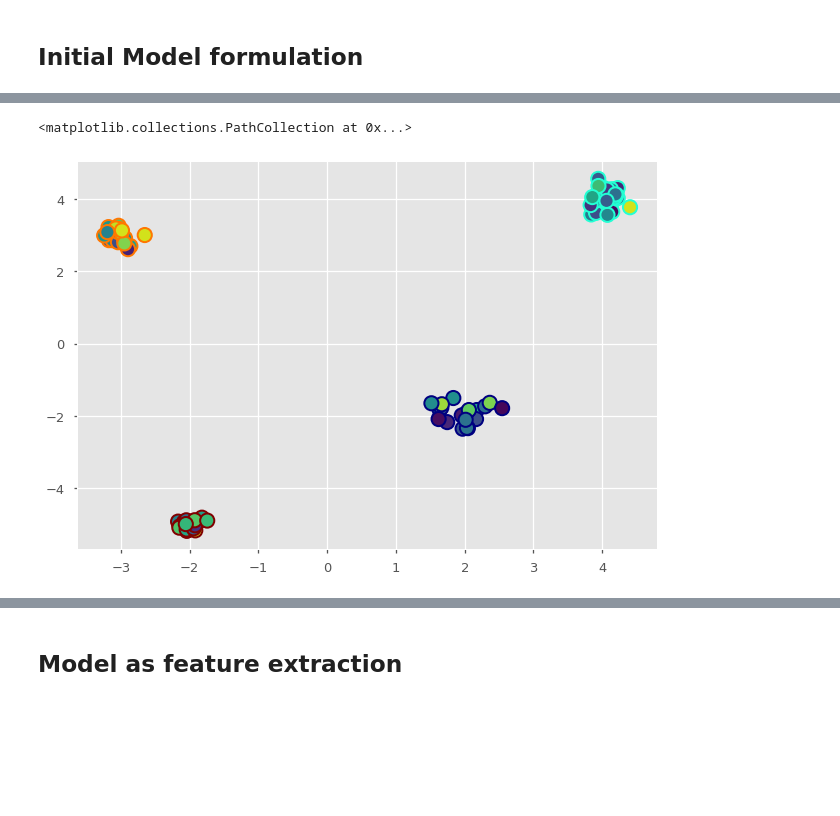
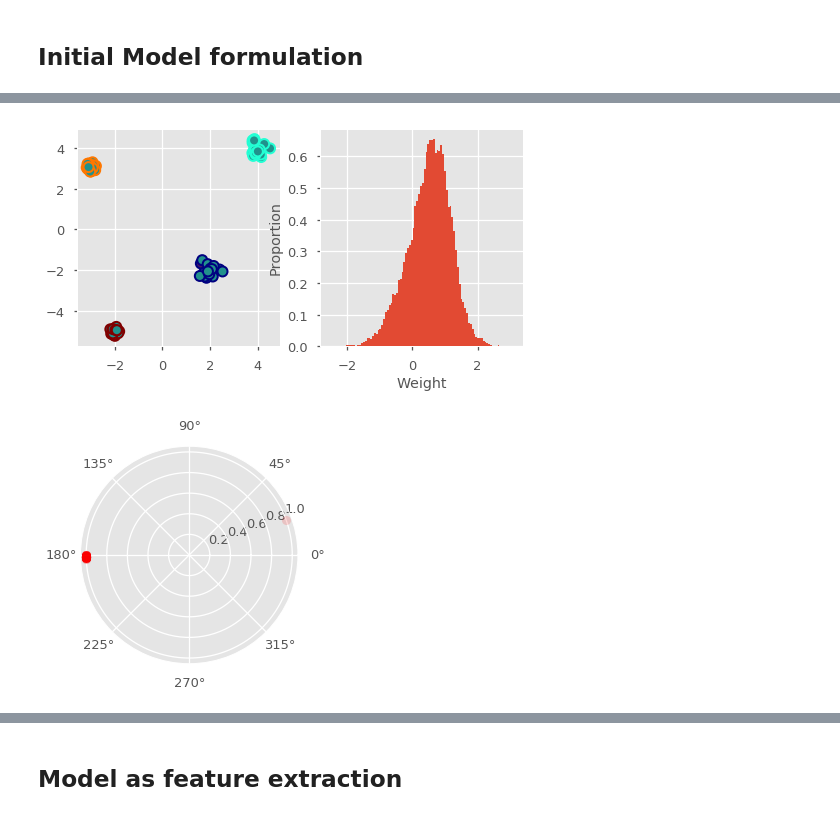
Before and after one commit to serre-lab/synchrony, a Jupyter notebook: notebooks/GMM_clustering.ipynb, the cells around one changed output, grey strips where cells are left out. Drawn from its saved outputs; the diff is of its cells as text; code cells hidden in the pictures; blank space fills up the shorter version.

```diff
--- a/notebooks/GMM_clustering.ipynb
+++ b/notebooks/GMM_clustering.ipynb
@@ -208,0 +196,11 @@ print(circular_moments_batch(phase_one,mask_splate,split = True))
+# %%
+fig,axes = plt.subplots(2,2,subplot_kw=dict(projection='polar'), figsize=(8,8))
+
+for a, (ax, (phase, mask)) in enumerate(zip(axes.reshape(-1), zip(phases, masks))):
+    ax.plot(phase, np.ones(len(phase)), 'ro')
+    losses = circular_moments_batch(phase, mask, split=True)
+    ax.set_xlabel('Synch: {:0.4f}. Desynch: {:0.4f}'.format(losses[1], losses[2]))
+
+plt.subplots_adjust(wspace=.6, hspace=.6)
+plt.show()
+plt.close()
@@ -294,6 +296,13 @@ class Kuramoto(nn.Module):
                           torch.nn.Sigmoid(),
                           torch.nn.Linear(num_hid,self.outdim))
 
+    def sample_couplings(self, batches, num_samples=64):
+        all_couplings = []
+        for batch in batches:
+            all_couplings.append(self.layers(batch.reshape(1,-1)).reshape(self.batch_size,self.batch_size).detach())
+        all_couplings = torch.stack(all_couplings).reshape(-1).numpy()
+        return all_couplings
+
     def forward(self,init_phase, x):
 
         #Infer couplings
@@ -395,14 +394,31 @@ plt.show()
 # %%
+fig, axes = plt.subplots(1,2, figsize=(8,4))
+
+# Plot labeled samples
 from matplotlib import cm
 a,idx = gmm.sample(bs)
 ecolors = [cm.jet(x*100) for x in idx]
 init_phase = torch.normal(np.pi,0.05,(bs,)).float().unsqueeze(0)
-freq = Model(init_phase,a.float())[0][-1]
-colors = [cm.viridis(x) for x in (freq.squeeze(0).detach().numpy()%(2*np.pi))/(2*np.pi)]
-plt.scatter(a[:,0],a[:,1],c=colors,edgecolors=ecolors,linewidth=2,s=200)
+phase = Model(init_phase,a.float())[0][-1]
+colors = [cm.viridis(x) for x in (phase.squeeze(0).detach().numpy()%(2*np.pi))/(2*np.pi)]
+axes[0].scatter(a[:,0],a[:,1],c=colors,edgecolors=ecolors,linewidth=2,s=100)
+
+# View coupling density
+batches = [gmm.sample(bs)[0].float() for _ in range(64)]
+couplings = Model.sample_couplings(batches)
+axes[1].hist(couplings, 100, density=True)
+axes[1].set_xlabel('Weight')
+axes[1].set_ylabel('Proportion')
+plt.show()
+plt.close()
+
+fig,ax = plt.subplots(subplot_kw=dict(projection='polar'), figsize=(4,4))
+ax.plot(phase.detach().numpy(), np.ones(len(phase.detach().numpy())), 'ro', alpha=.15)
+plt.show()
+plt.close()
 # %% [output]
-<matplotlib.collections.PathCollection at 0x...>
-[figure, old version]
+[figure, new version]
+[figure, added]
 # %%
 a,idx = gmm.sample(bs)
 masks = torch.FloatTensor(bs,4).zero_()
```
Also changed, not shown: parts of 36 cells of this notebook, 1 other file.
